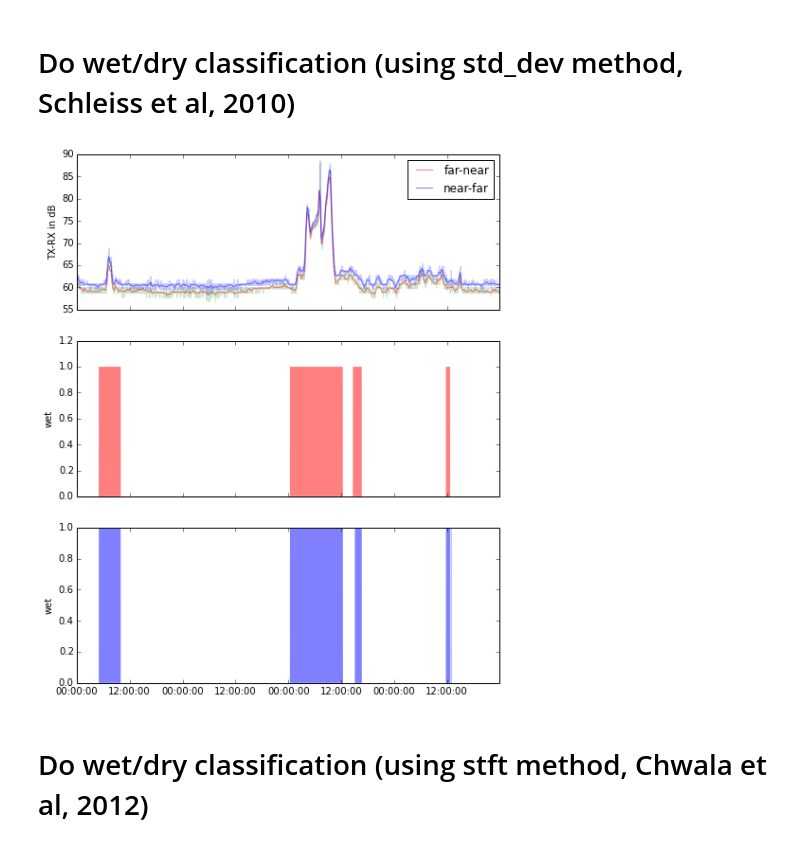
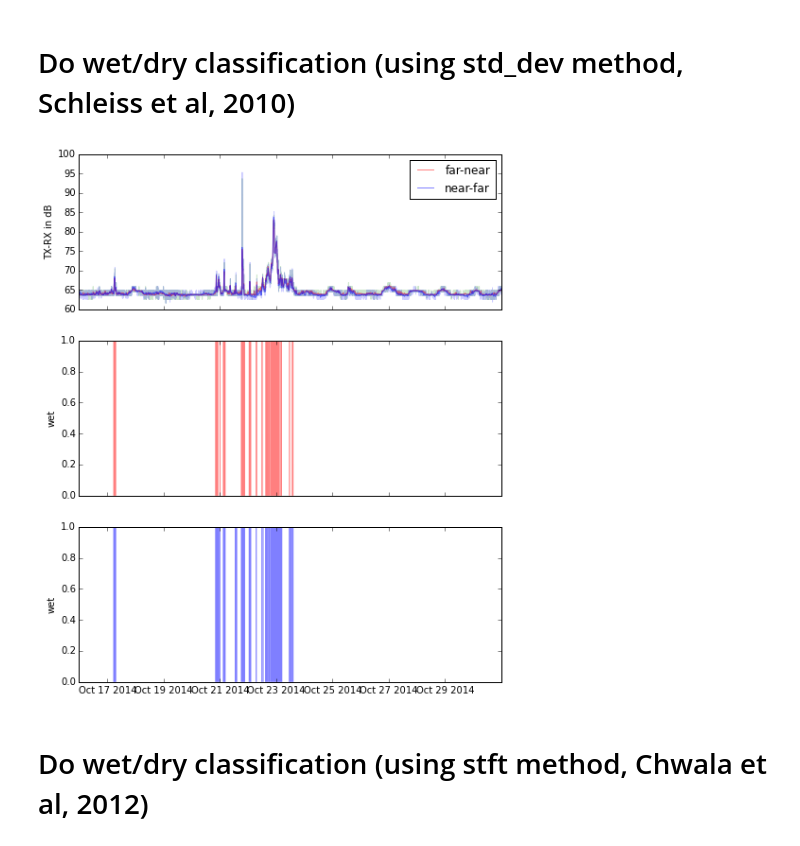
Before and after one commit to pycomlink/pycomlink, a Jupyter notebook: notebooks/example_workflow.ipynb, the cells around one changed output. Cells and saved outputs as stored; diff of their text form; code cells hidden in the pictures.

```diff
--- a/notebooks/example_workflow.ipynb
+++ b/notebooks/example_workflow.ipynb
@@ -41,7 +43,7 @@ cml.plot_txrx(figsize=(fig_width,4), resampling_time='15min');
 # %% [markdown]
 # Instead of getting data from data base, load from HDF5 file
 # %%
-cml = pycml.io.from_hdf5('example_data/four_days_two_events.h5')
+cml = pycml.io.read_hdf5('example_data/one_TN_15_days.h5')
 # %%
 cml.info()
 # %% [output]
@@ -61,31 +63,31 @@ cml.plot_txrx(figsize=(fig_width,4), resampling_time='15min');
 # %% [markdown]
 # Do wet/dry classification (using std_dev method, Schleiss et al, 2010)
 # %%
-cml.do_wet_dry_classification(method='std_dev', window_length=256, threshold=1.1)
+cml.do_wet_dry_classification(method='std_dev', window_length=128, threshold=1.1)
 
 ### PLOT ###
 def plot_wet_dry():
     fig, ax = subplots(3, 1, figsize=(fig_width,10), sharex=True)
     ax[0].plot(cml.data.index,
                cml.data.txrx_fn, alpha=0.2, color='g')
     ax[0].plot(cml.data.resample('15min').index,
                cml.data.resample('15min').txrx_fn, alpha=0.5, color='r', label='far-near')
     ax[0].plot(cml.data.index,
                cml.data.txrx_nf, alpha=0.2, color='b')
     ax[0].plot(cml.data.resample('15min').index,
                cml.data.resample('15min').txrx_nf, alpha=0.5, color='b', label='near-far')
     ax[1].fill_between(cml.data.index,
                        cml.data.wet_fn, lw=0.0, edgecolor=None, facecolor='r', alpha=0.5)
     ax[2].fill_between(cml.data.index,
                        cml.data.wet_nf, lw=0.0, edgecolor=None, facecolor='b', alpha=0.5)
 
     ax[0].legend()
     ax[0].set_ylabel('TX-RX in dB')
     ax[1].set_ylabel('wet')
     ax[2].set_ylabel('wet');
 plot_wet_dry()
 # %% [output]
-[figure, old version]
+[figure, new version]
 # %% [markdown]
 # Do wet/dry classification (using stft method, Chwala et al, 2012)
 # %%
```
Also changed, not shown: parts of 16 cells of this notebook, 4 other files.
